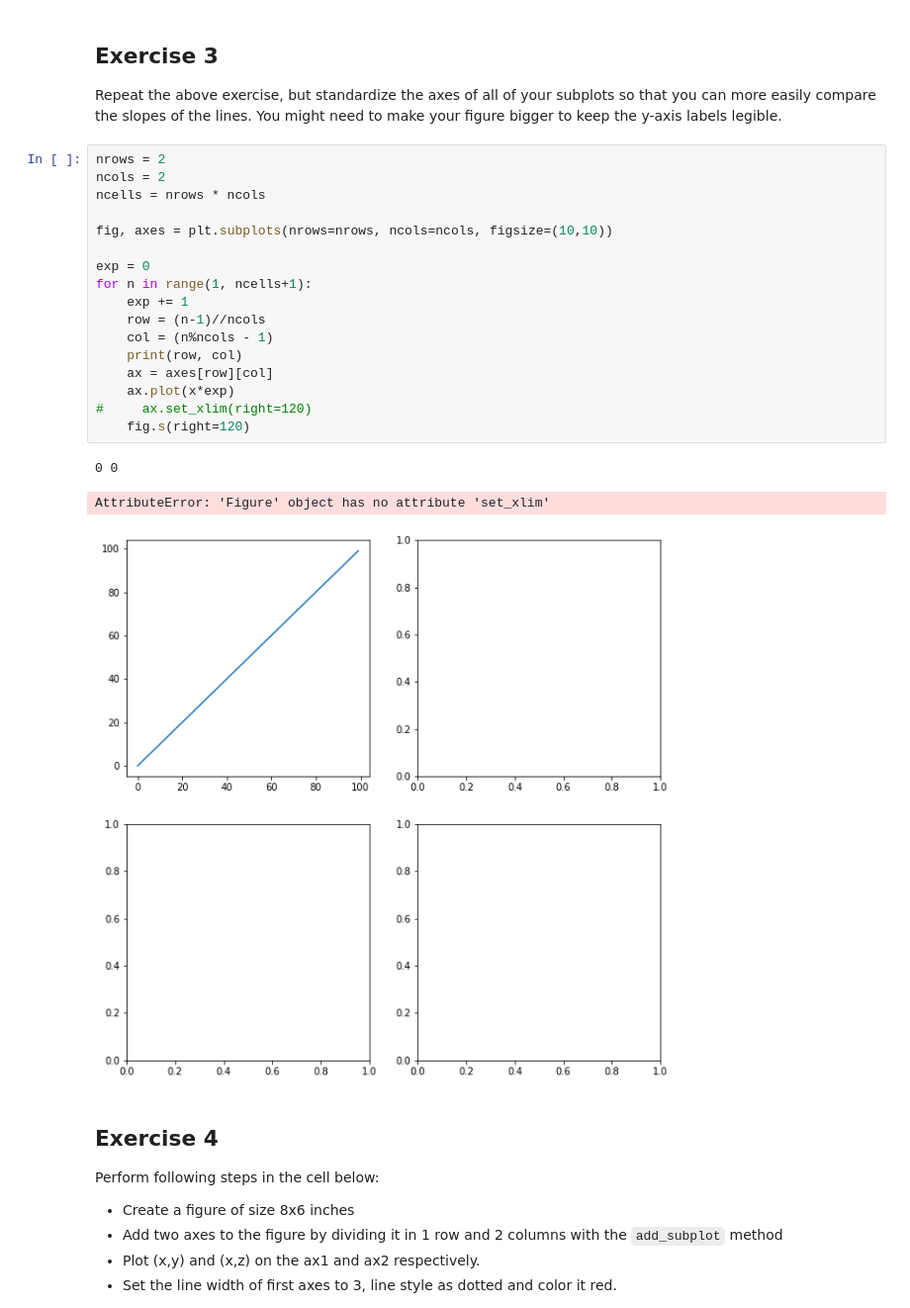
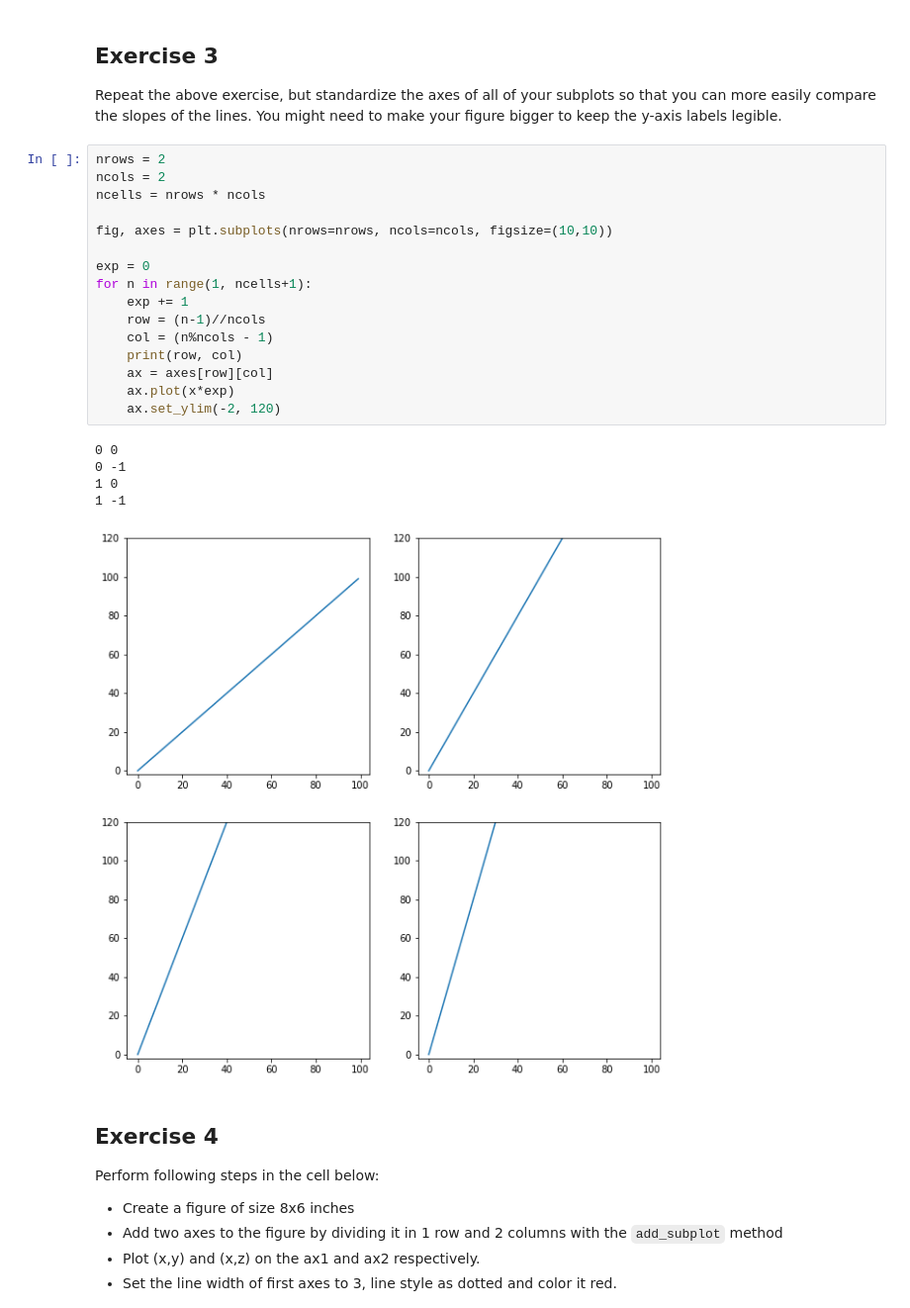
Before and after one commit to joeygoodman/dsc-more-practice-with-matplotlib-lab-dc-ds-060319, a Jupyter notebook: index.ipynb, the cells around one changed output. Shown at 99% size. Drawn from its saved outputs; the diff is of its cells as text.

```diff
--- a/index.ipynb
+++ b/index.ipynb
@@ -105,24 +105,25 @@ Repeat the above exercise, but standardize the axes of all of your subplots so t
 # %%
 nrows = 2
 ncols = 2
 ncells = nrows * ncols
 
 fig, axes = plt.subplots(nrows=nrows, ncols=ncols, figsize=(10,10))
 
 exp = 0
 for n in range(1, ncells+1):
     exp += 1
     row = (n-1)//ncols
     col = (n%ncols - 1)
     print(row, col)
     ax = axes[row][col]
     ax.plot(x*exp)
-#     ax.set_xlim(right=120)
-    fig.s(right=120)
+    ax.set_ylim(-2, 120)
 # %% [output]
 0 0
+0 -1
+1 0
+1 -1
-AttributeError: 'Figure' object has no attribute 'set_xlim'
-[figure, old version]
+[figure, new version]
 # %% [markdown]
 ## Exercise 4
 
```
